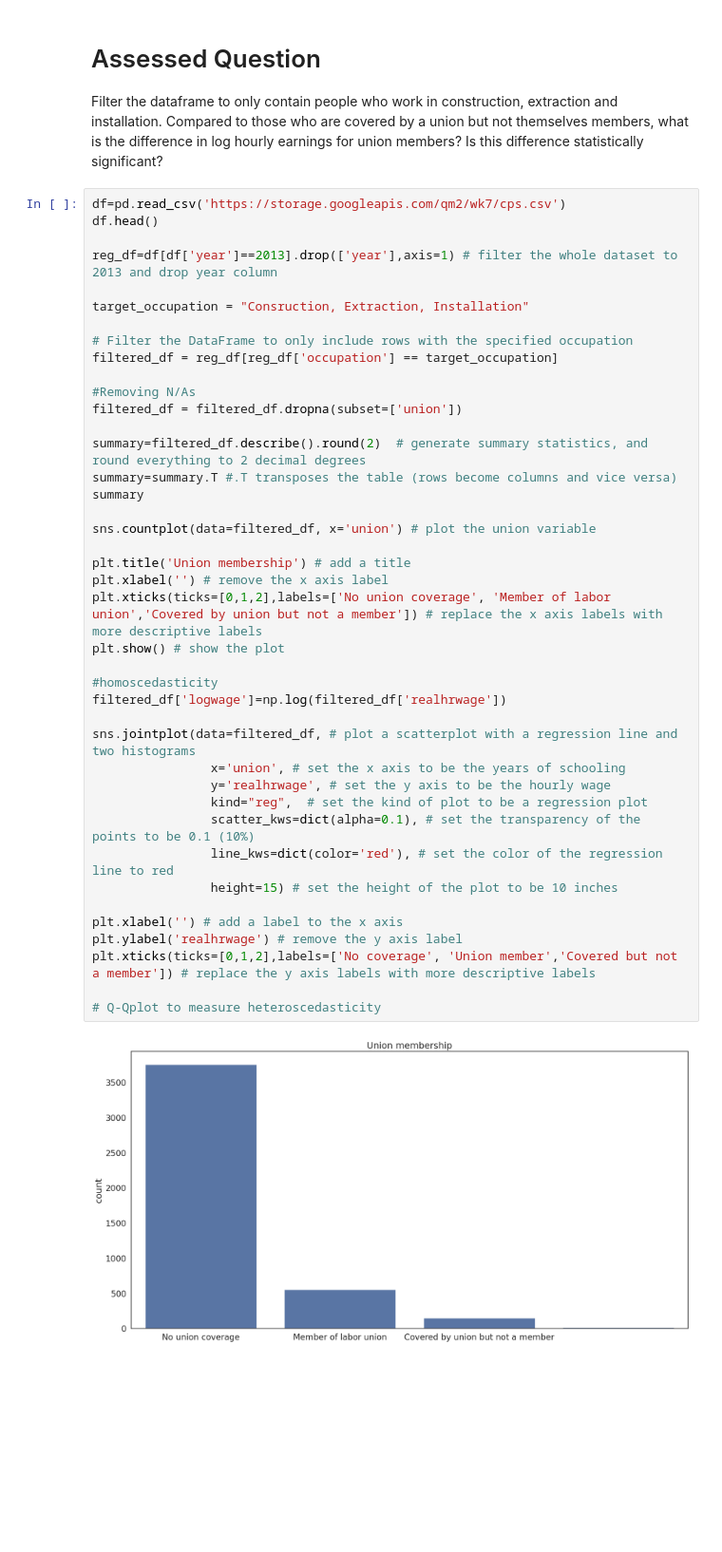
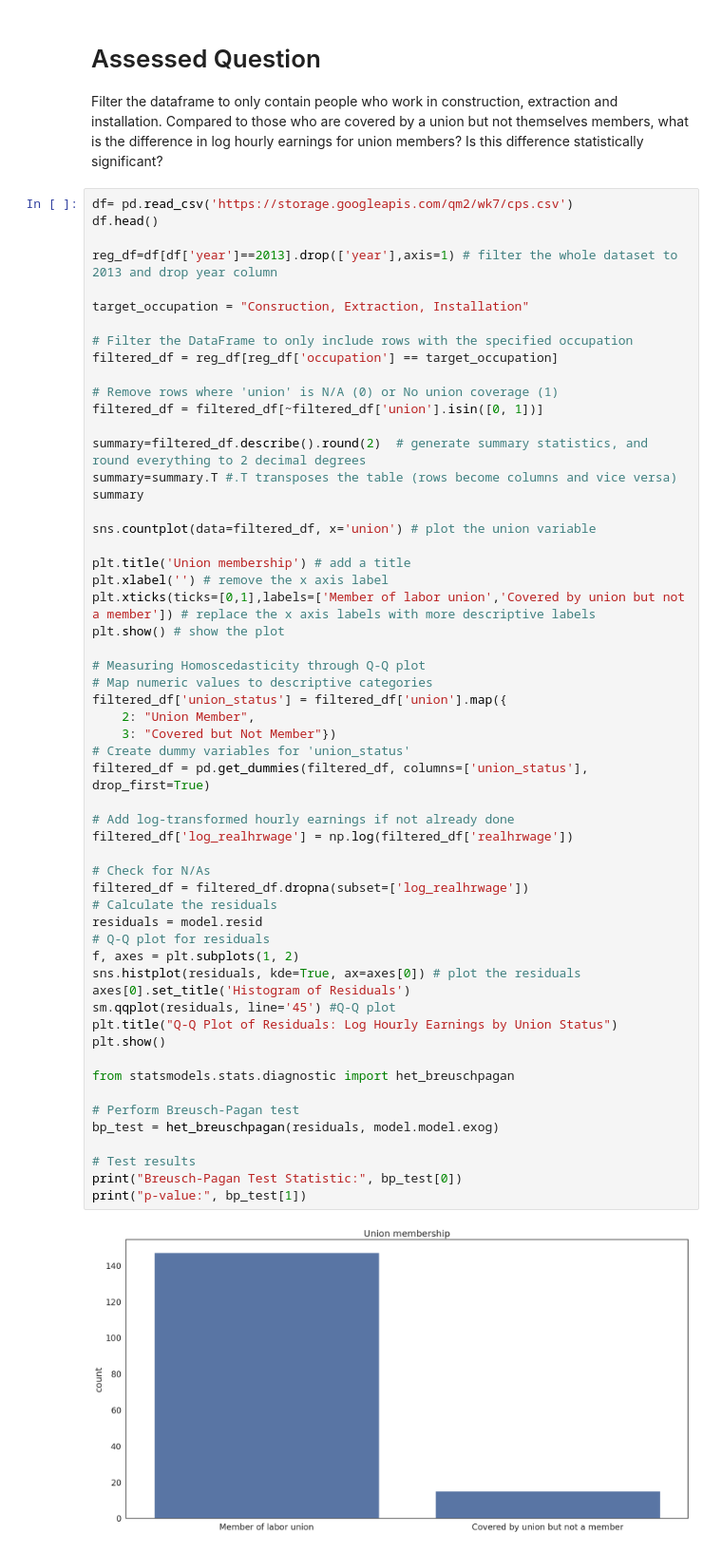
Before and after one commit to julia13dfm/QM2, a Jupyter notebook: notebooks/W07. Linear Regression.ipynb, the cells around one changed output. Shown at 95% size. Drawn from its saved outputs; the diff is of its cells as text; blank space fills up the shorter version.

```diff
--- a/notebooks/W07. Linear Regression.ipynb
+++ b/notebooks/W07. Linear Regression.ipynb
@@ -575,45 +575,60 @@ For every additional year of schooling, log wages increase by 10.04%
 
 Filter the dataframe to only contain people who work in construction, extraction and installation. Compared to those who are covered by a union but not themselves members, what is the difference in log hourly earnings for union members? Is this difference statistically significant?
 # %%
-df=pd.read_csv('https://storage.googleapis.com/qm2/wk7/cps.csv')
+df= pd.read_csv('https://storage.googleapis.com/qm2/wk7/cps.csv')
 df.head()
 
 reg_df=df[df['year']==2013].drop(['year'],axis=1) # filter the whole dataset to 2013 and drop year column
 
 target_occupation = "Consruction, Extraction, Installation"
 
 # Filter the DataFrame to only include rows with the specified occupation
 filtered_df = reg_df[reg_df['occupation'] == target_occupation]
 
-#Removing N/As
-filtered_df = filtered_df.dropna(subset=['union'])
+# Remove rows where 'union' is N/A (0) or No union coverage (1)
+filtered_df = filtered_df[~filtered_df['union'].isin([0, 1])]
 
 summary=filtered_df.describe().round(2)  # generate summary statistics, and round everything to 2 decimal degrees
 summary=summary.T #.T transposes the table (rows become columns and vice versa)
 summary
 
 sns.countplot(data=filtered_df, x='union') # plot the union variable
 
 plt.title('Union membership') # add a title
 plt.xlabel('') # remove the x axis label
-plt.xticks(ticks=[0,1,2],labels=['No union coverage', 'Member of labor union','Covered by union but not a member']) # replace the x axis labels with more descriptive labels
+plt.xticks(ticks=[0,1],labels=['Member of labor union','Covered by union but not a member']) # replace the x axis labels with more descriptive labels
 plt.show() # show the plot
 
-#homoscedasticity
-filtered_df['logwage']=np.log(filtered_df['realhrwage'])
+# Measuring Homoscedasticity through Q-Q plot
+# Map numeric values to descriptive categories
+filtered_df['union_status'] = filtered_df['union'].map({
+    2: "Union Member",
+    3: "Covered but Not Member"})
+# Create dummy variables for 'union_status'
+filtered_df = pd.get_dummies(filtered_df, columns=['union_status'], drop_first=True)
 
-sns.jointplot(data=filtered_df, # plot a scatterplot with a regression line and two histograms
-                x='union', # set the x axis to be the years of schooling
-                y='realhrwage', # set the y axis to be the hourly wage
-                kind="reg",  # set the kind of plot to be a regression plot
-                scatter_kws=dict(alpha=0.1), # set the transparency of the points to be 0.1 (10%)
-                line_kws=dict(color='red'), # set the color of the regression line to red
-                height=15) # set the height of the plot to be 10 inches
+# Add log-transformed hourly earnings if not already done
+filtered_df['log_realhrwage'] = np.log(filtered_df['realhrwage'])
 
-plt.xlabel('') # add a label to the x axis
-plt.ylabel('realhrwage') # remove the y axis label
-plt.xticks(ticks=[0,1,2],labels=['No coverage', 'Union member','Covered but not a member']) # replace the y axis labels with more descriptive labels
+# Check for N/As
+filtered_df = filtered_df.dropna(subset=['log_realhrwage'])
+# Calculate the residuals
+residuals = model.resid
+# Q-Q plot for residuals
+f, axes = plt.subplots(1, 2)
+sns.histplot(residuals, kde=True, ax=axes[0]) # plot the residuals
+axes[0].set_title('Histogram of Residuals')
+sm.qqplot(residuals, line='45') #Q-Q plot
+plt.title("Q-Q Plot of Residuals: Log Hourly Earnings by Union Status")
+plt.show()
 
-# Q-Qplot to measure heteroscedasticity
+from statsmodels.stats.diagnostic import het_breuschpagan
+
+# Perform Breusch-Pagan test
+bp_test = het_breuschpagan(residuals, model.model.exog)
+
+# Test results
+print("Breusch-Pagan Test Statistic:", bp_test[0])
+print("p-value:", bp_test[1])
 # %% [output]
-[figure, old version]
+[figure, new version]
```
Also changed, not shown: parts of 3 cells of this notebook.
